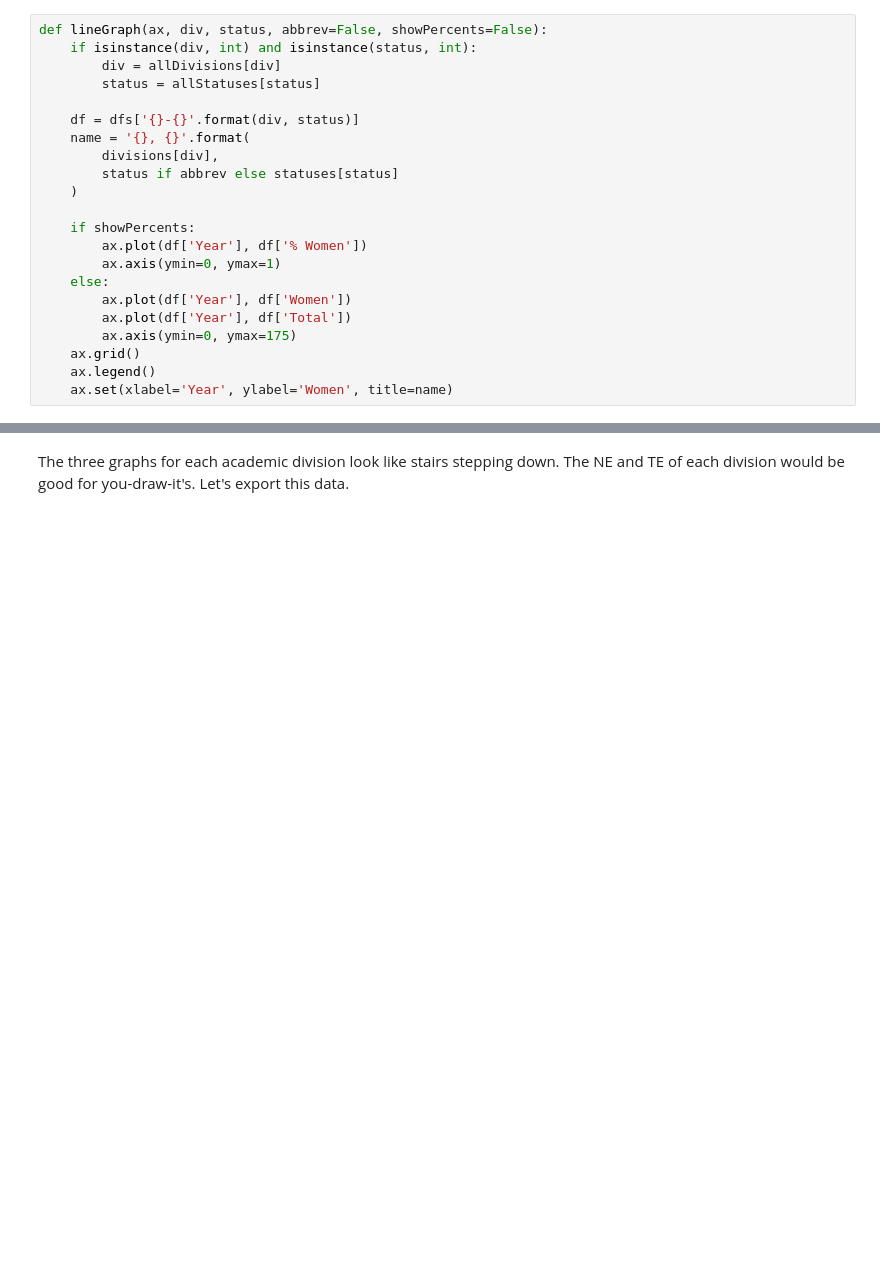
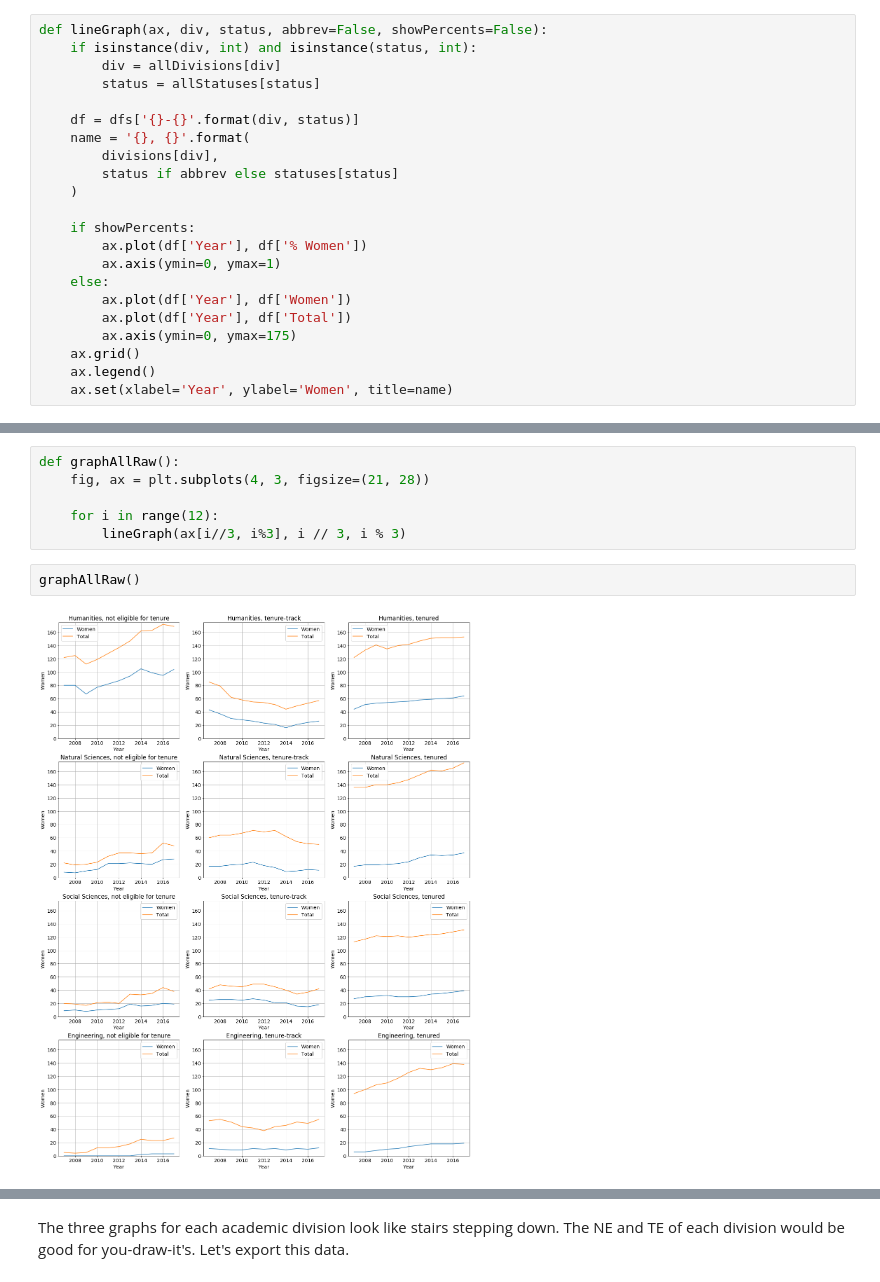
Before and after one commit to jsonkao/youdrawit-tenure, a Jupyter notebook: notebooks/gender.ipynb, the cells around one changed output, grey strips where cells are left out. Drawn from its saved outputs; the diff is of its cells as text; blank space fills up the shorter version.

```diff
--- a/notebooks/gender.ipynb
+++ b/notebooks/gender.ipynb
@@ -54,3 +66,13 @@ def lineGraph(ax, div, status, abbrev=False, showPercents=False):
+# %%
+def graphAllRaw():
+    fig, ax = plt.subplots(4, 3, figsize=(21, 28))
+
+    for i in range(12):
+        lineGraph(ax[i//3, i%3], i // 3, i % 3)
+# %%
+graphAllRaw()
+# %% [output]
+[figure, added]
 # %%
 fig, ax = plt.subplots(2, 3, figsize=(21, 14))
 
```
Also changed, not shown: parts of 6 cells of this notebook.
